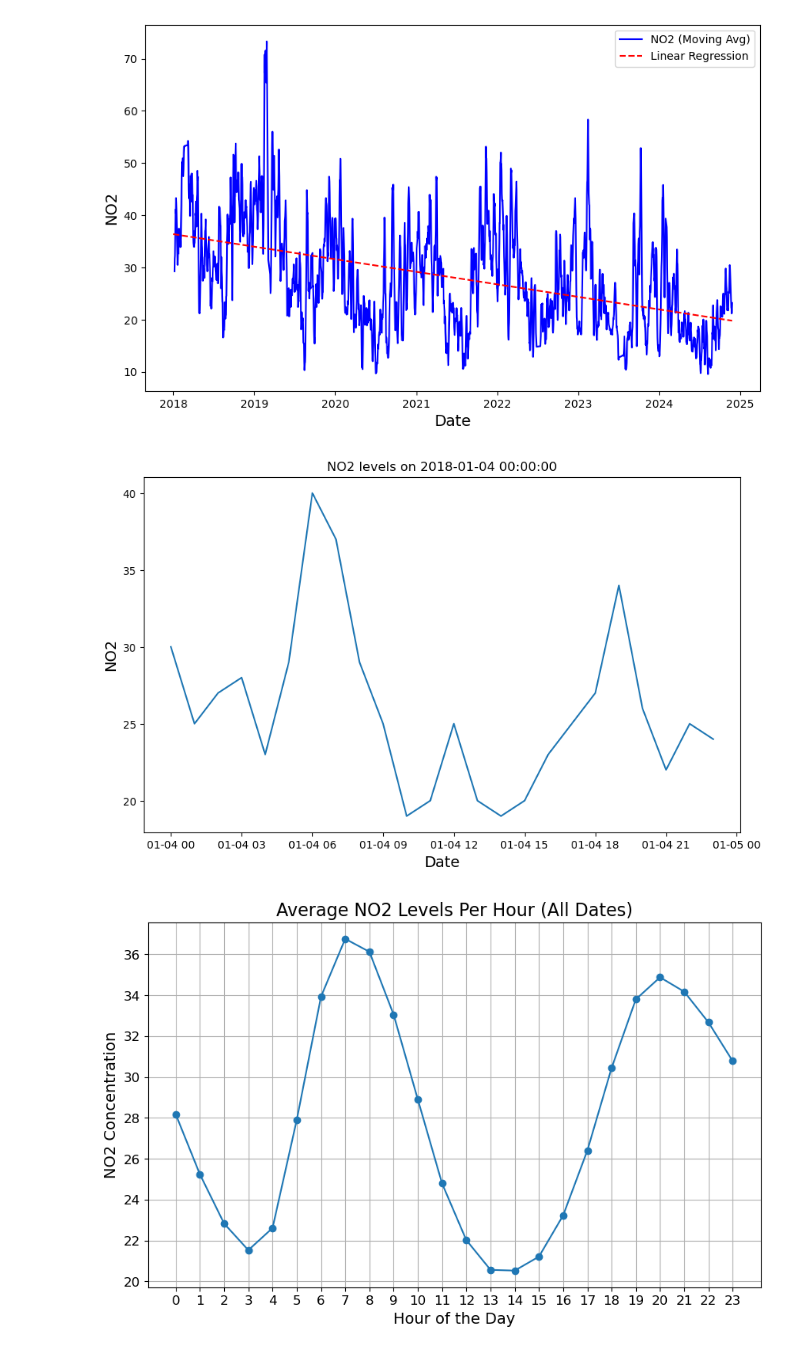
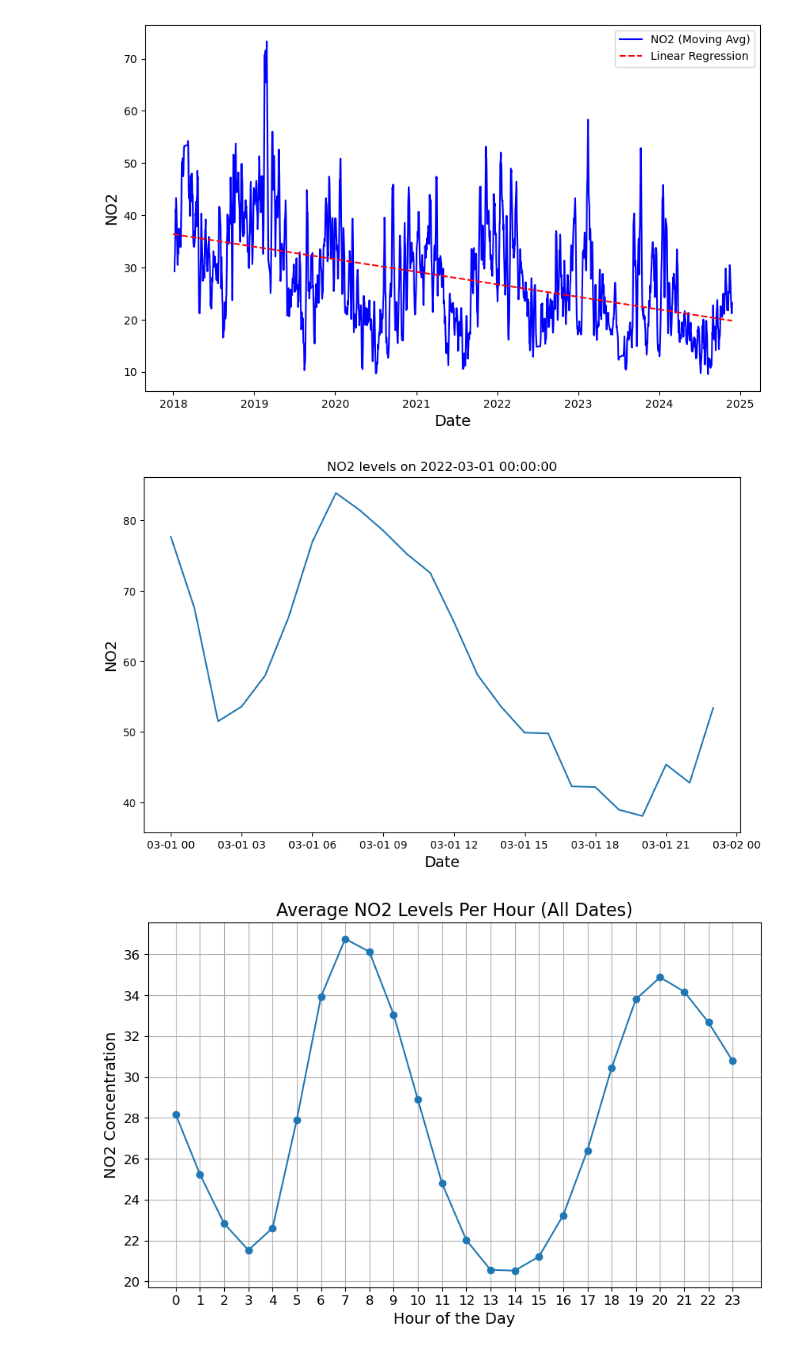
Before and after one commit to Hu9o73/green_ai_project, a Jupyter notebook: main.ipynb, the cells around one changed output. Cells and saved outputs as stored; diff of their text form; code cells hidden in the pictures.

```diff
--- a/main.ipynb
+++ b/main.ipynb
@@ -22,3 +20,7 @@ hourly_df, daily_df = airparifDataPrep.getAirparifData("data")
+# %%
+hourly_df, daily_df, monthly_df = airparifDataPrep.getAirparifData("data")
+df_noNa = monthly_df.copy(deep=True)
+df_noNa.drop("PM25", axis=1, inplace=True)
 # %% [markdown]
 ## Analysis
 # %%
@@ -26,9 +28,9 @@ plot = qp.quickRegPlot(daily_df, "date", "NO2", True, 7)
 # %% [output]
 [figure]
 # %%
-qp.pollutantLevelsOnDay("2018-01-04", "NO2", hourly_df)
+qp.pollutantLevelsOnDay("2022-03-01", "NO2", hourly_df)
 # %% [output]
-[figure, old version]
+[figure, new version]
 # %%
 qp.avgPollutantLevelPerHour("NO2", hourly_df)
 # %% [output]
```
Also changed, not shown: parts of 4 cells of this notebook, 1 other file.
